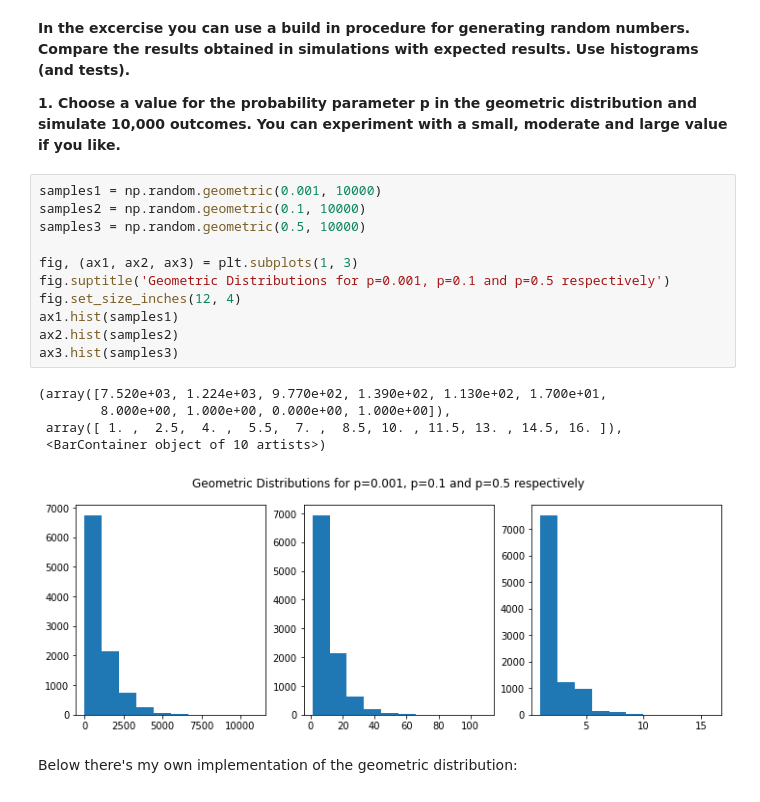
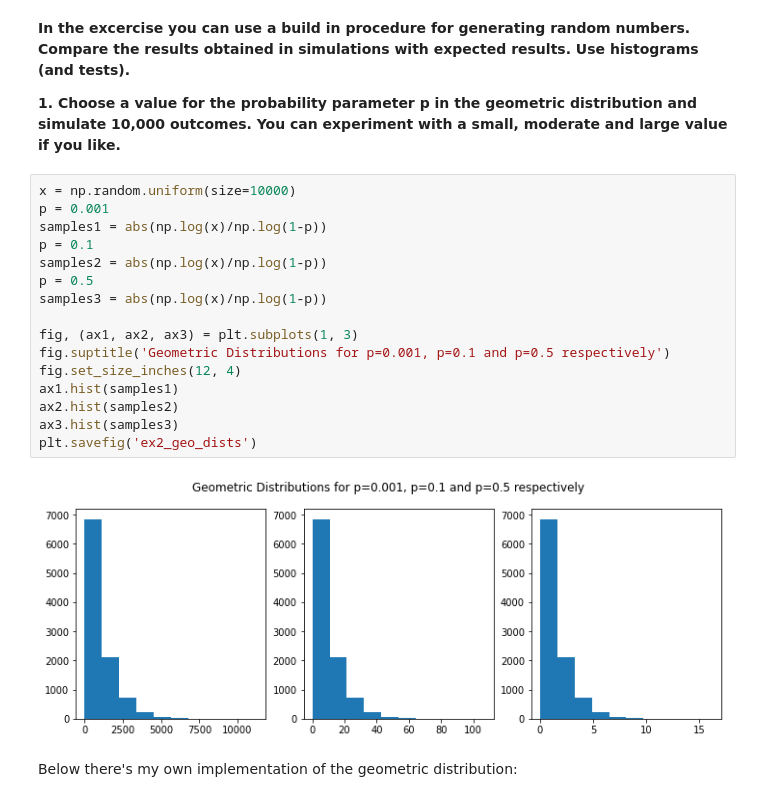
Before and after one commit to carinhopm/ss_exercises, a Jupyter notebook: ex2-discrete-random-variables.ipynb, the cells around one changed output. Cells and saved outputs as stored; diff of their text form.

```diff
--- a/ex2-discrete-random-variables.ipynb
+++ b/ex2-discrete-random-variables.ipynb
@@ -7,21 +7,22 @@ import scipy.stats as stats
 
 **1. Choose a value for the probability parameter p in the geometric distribution and simulate 10,000 outcomes. You can experiment with a small, moderate and large value if you like.**
 # %%
-samples1 = np.random.geometric(0.001, 10000)
-samples2 = np.random.geometric(0.1, 10000)
-samples3 = np.random.geometric(0.5, 10000)
+x = np.random.uniform(size=10000)
+p = 0.001
+samples1 = abs(np.log(x)/np.log(1-p))
+p = 0.1
+samples2 = abs(np.log(x)/np.log(1-p))
+p = 0.5
+samples3 = abs(np.log(x)/np.log(1-p))
 
 fig, (ax1, ax2, ax3) = plt.subplots(1, 3)
 fig.suptitle('Geometric Distributions for p=0.001, p=0.1 and p=0.5 respectively')
 fig.set_size_inches(12, 4)
 ax1.hist(samples1)
 ax2.hist(samples2)
 ax3.hist(samples3)
+plt.savefig('ex2_geo_dists')
 # %% [output]
-(array([7.520e+03, 1.224e+03, 9.770e+02, 1.390e+02, 1.130e+02, 1.700e+01,
-        8.000e+00, 1.000e+00, 0.000e+00, 1.000e+00]),
- array([ 1. ,  2.5,  4. ,  5.5,  7. ,  8.5, 10. , 11.5, 13. , 14.5, 16. ]),
- <BarContainer object of 10 artists>)
-[figure, old version]
+[figure, new version]
 # %% [markdown]
 Below there's my own implementation of the geometric distribution:
```
Also changed, not shown: parts of 5 cells of this notebook, 8 other files.
